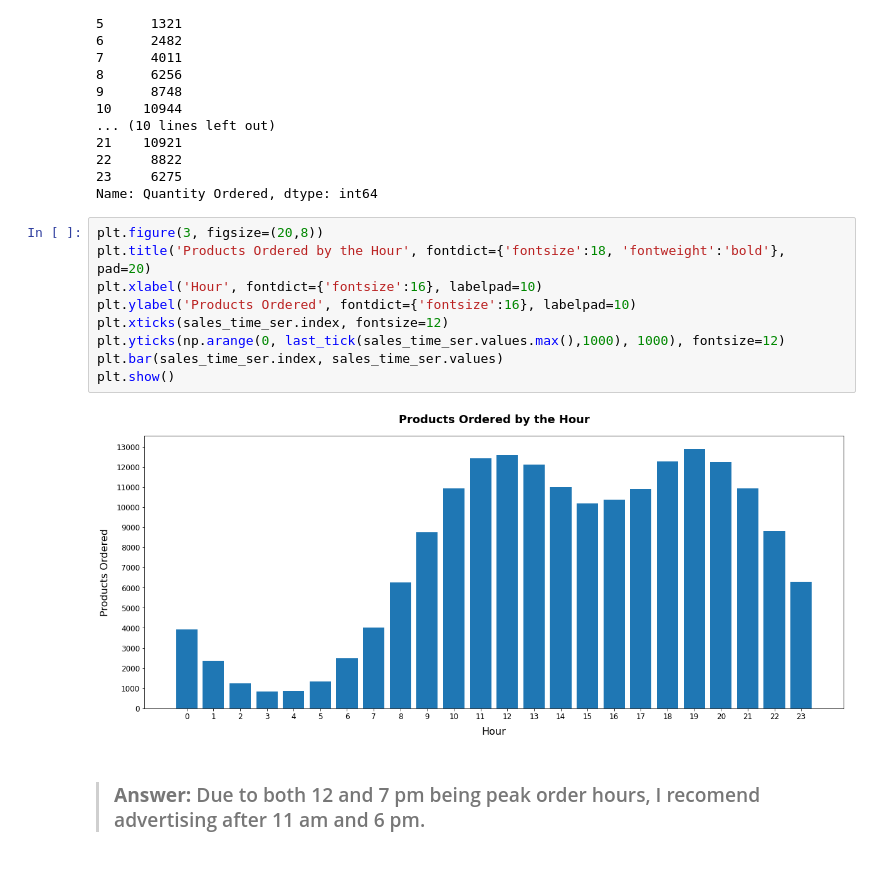
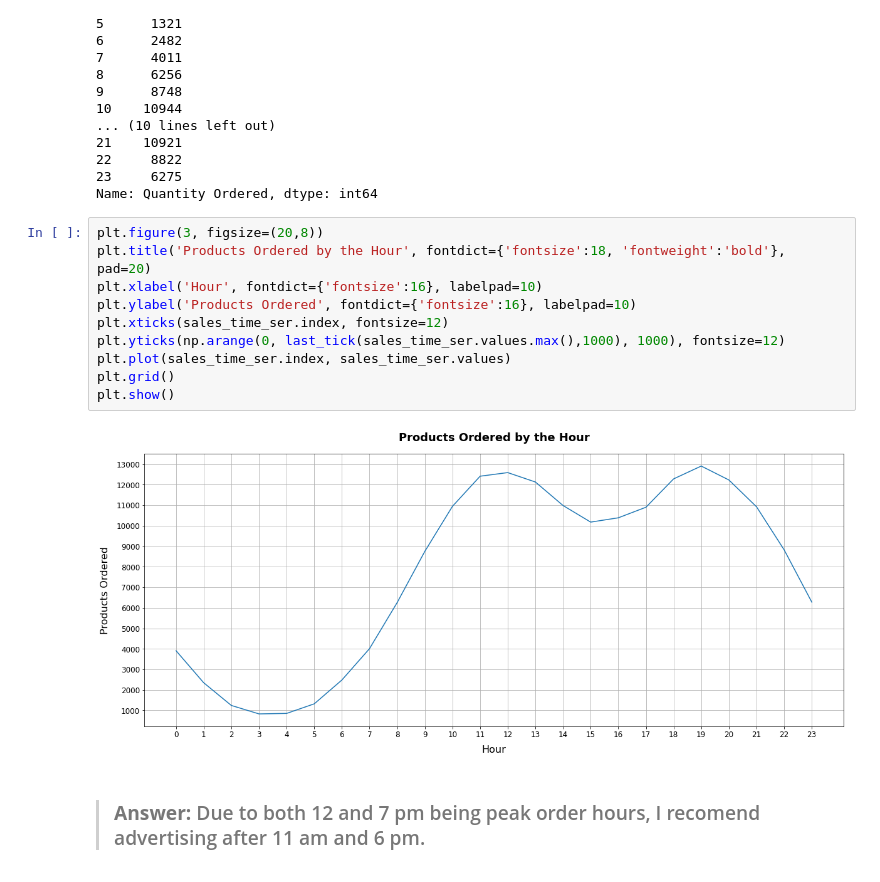
Before and after one commit to OsaMusa/sales-data-analysis, a Jupyter notebook: sales_data_analysis.ipynb, the cells around one changed output. Drawn from its saved outputs; the diff is of its cells as text.

Commit message:
Changed graphs 3 and 5. Also changed answer 5.

```diff
--- a/sales_data_analysis.ipynb
+++ b/sales_data_analysis.ipynb
@@ -220,14 +220,15 @@ Name: Quantity Ordered, dtype: int64
 # %%
 plt.figure(3, figsize=(20,8))
 plt.title('Products Ordered by the Hour', fontdict={'fontsize':18, 'fontweight':'bold'}, pad=20)
 plt.xlabel('Hour', fontdict={'fontsize':16}, labelpad=10)
 plt.ylabel('Products Ordered', fontdict={'fontsize':16}, labelpad=10)
 plt.xticks(sales_time_ser.index, fontsize=12)
 plt.yticks(np.arange(0, last_tick(sales_time_ser.values.max(),1000), 1000), fontsize=12)
-plt.bar(sales_time_ser.index, sales_time_ser.values)
+plt.plot(sales_time_ser.index, sales_time_ser.values)
+plt.grid()
 plt.show()
 # %% [output]
-[figure, old version]
+[figure, new version]
 # %% [markdown]
 > ### **Answer:** Due to both 12 and 7 pm being peak order hours, I recomend advertising after 11 am and 6 pm.
 # %% [markdown]
```
Also changed, not shown: parts of 6 cells of this notebook.
